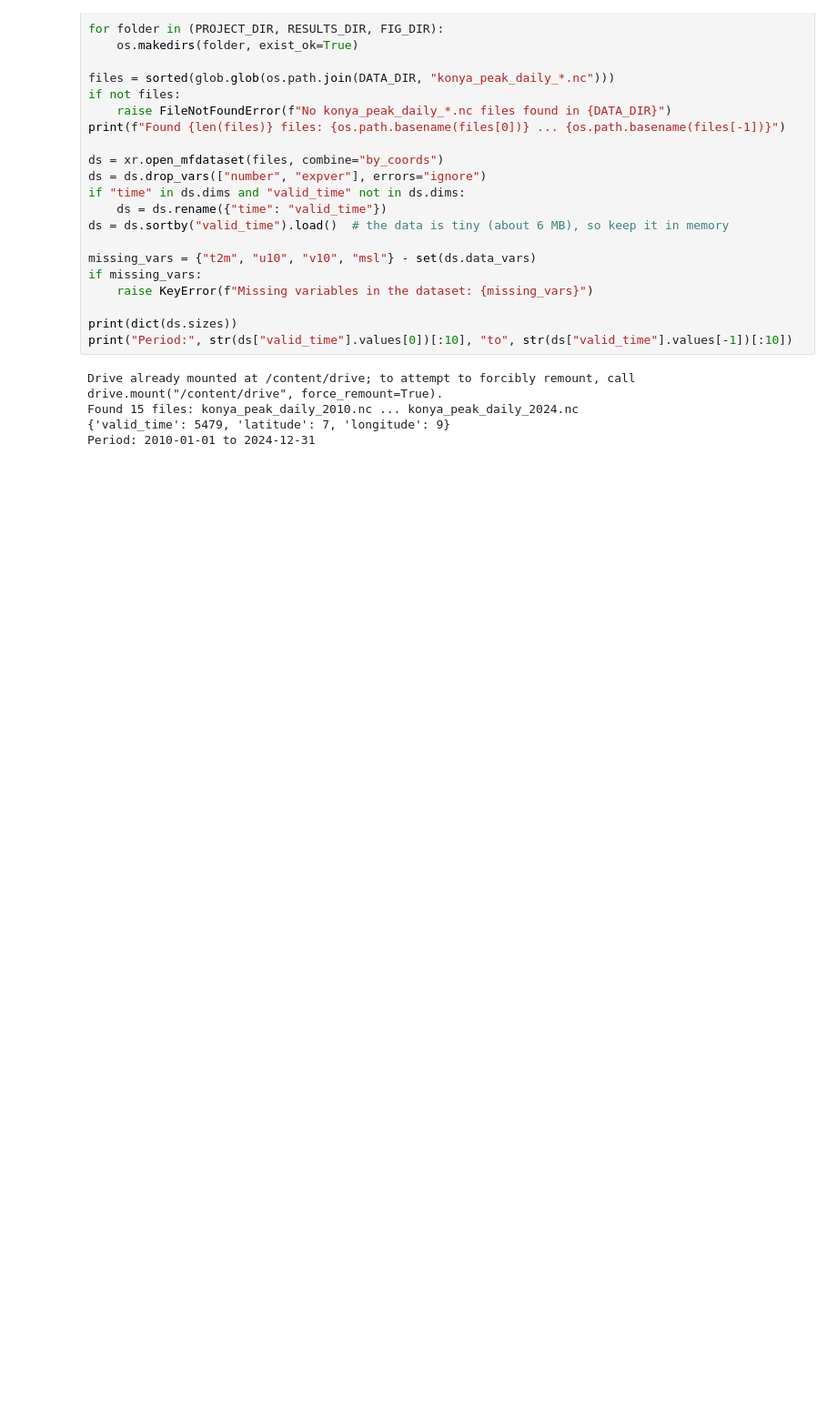
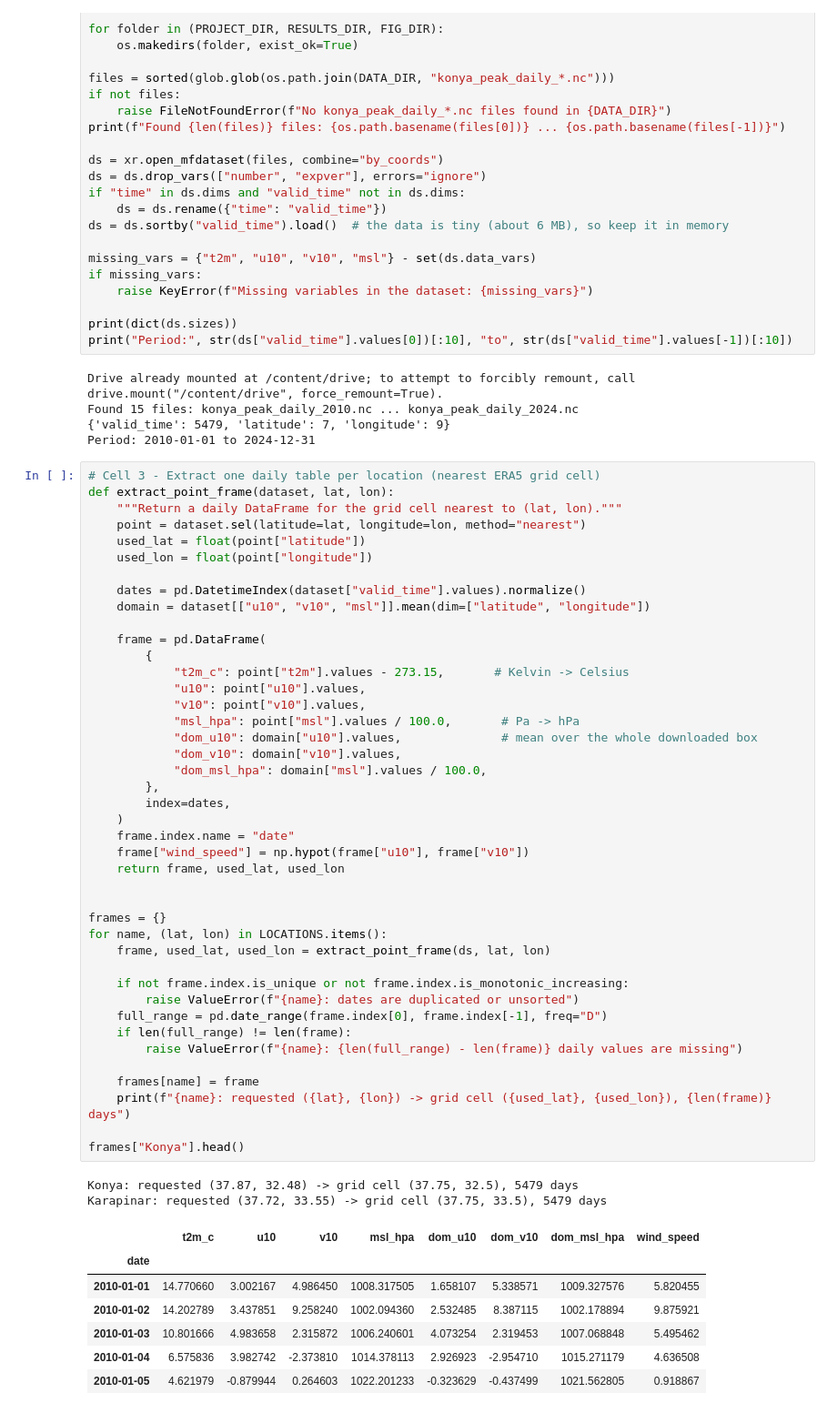
Before and after one commit to snur25/weather-prediction, a Jupyter notebook: aiwp_v1.ipynb, the cells around one changed output. Shown at 91% size. Cells and saved outputs as stored; diff of their text form; blank space fills up the shorter version.

Commit message:
feat: extract daily point series for Konya and Karapinar with domain-mean predictors

```diff
--- a/aiwp_v1.ipynb
+++ b/aiwp_v1.ipynb
@@ -200,3 +200,55 @@ Drive already mounted at /content/drive; to attempt to forcibly remount, call dr
 Found 15 files: konya_peak_daily_2010.nc ... konya_peak_daily_2024.nc
 {'valid_time': 5479, 'latitude': 7, 'longitude': 9}
 Period: 2010-01-01 to 2024-12-31
+# %%
+# Cell 3 - Extract one daily table per location (nearest ERA5 grid cell)
+def extract_point_frame(dataset, lat, lon):
+    """Return a daily DataFrame for the grid cell nearest to (lat, lon)."""
+    point = dataset.sel(latitude=lat, longitude=lon, method="nearest")
+    used_lat = float(point["latitude"])
+    used_lon = float(point["longitude"])
+
+    dates = pd.DatetimeIndex(dataset["valid_time"].values).normalize()
+    domain = dataset[["u10", "v10", "msl"]].mean(dim=["latitude", "longitude"])
+
+    frame = pd.DataFrame(
+        {
+            "t2m_c": point["t2m"].values - 273.15,       # Kelvin -> Celsius
+            "u10": point["u10"].values,
+            "v10": point["v10"].values,
+            "msl_hpa": point["msl"].values / 100.0,       # Pa -> hPa
+            "dom_u10": domain["u10"].values,              # mean over the whole downloaded box
+            "dom_v10": domain["v10"].values,
+            "dom_msl_hpa": domain["msl"].values / 100.0,
+        },
+        index=dates,
+    )
+    frame.index.name = "date"
+    frame["wind_speed"] = np.hypot(frame["u10"], frame["v10"])
+    return frame, used_lat, used_lon
+
+
+frames = {}
+for name, (lat, lon) in LOCATIONS.items():
+    frame, used_lat, used_lon = extract_point_frame(ds, lat, lon)
+
+    if not frame.index.is_unique or not frame.index.is_monotonic_increasing:
+        raise ValueError(f"{name}: dates are duplicated or unsorted")
+    full_range = pd.date_range(frame.index[0], frame.index[-1], freq="D")
+    if len(full_range) != len(frame):
+        raise ValueError(f"{name}: {len(full_range) - len(frame)} daily values are missing")
+
+    frames[name] = frame
+    print(f"{name}: requested ({lat}, {lon}) -> grid cell ({used_lat}, {used_lon}), {len(frame)} days")
+
+frames["Konya"].head()
+# %% [output]
+Konya: requested (37.87, 32.48) -> grid cell (37.75, 32.5), 5479 days
+Karapinar: requested (37.72, 33.55) -> grid cell (37.75, 33.5), 5479 days
+|  | t2m_c | u10 | v10 | msl_hpa | dom_u10 | dom_v10 | dom_msl_hpa | wind_speed |
+| date |  |  |  |  |  |  |  |  |
+| 2010-01-01 | 14.770660 | 3.002167 | 4.986450 | 1008.317505 | 1.658107 | 5.338571 | 1009.327576 | 5.820455 |
+| 2010-01-02 | 14.202789 | 3.437851 | 9.258240 | 1002.094360 | 2.532485 | 8.387115 | 1002.178894 | 9.875921 |
+| 2010-01-03 | 10.801666 | 4.983658 | 2.315872 | 1006.240601 | 4.073254 | 2.319453 | 1007.068848 | 5.495462 |
+| 2010-01-04 | 6.575836 | 3.982742 | -2.373810 | 1014.378113 | 2.926923 | -2.954710 | 1015.271179 | 4.636508 |
+| 2010-01-05 | 4.621979 | -0.879944 | 0.264603 | 1022.201233 | -0.323629 | -0.437499 | 1021.562805 | 0.918867 |
```
